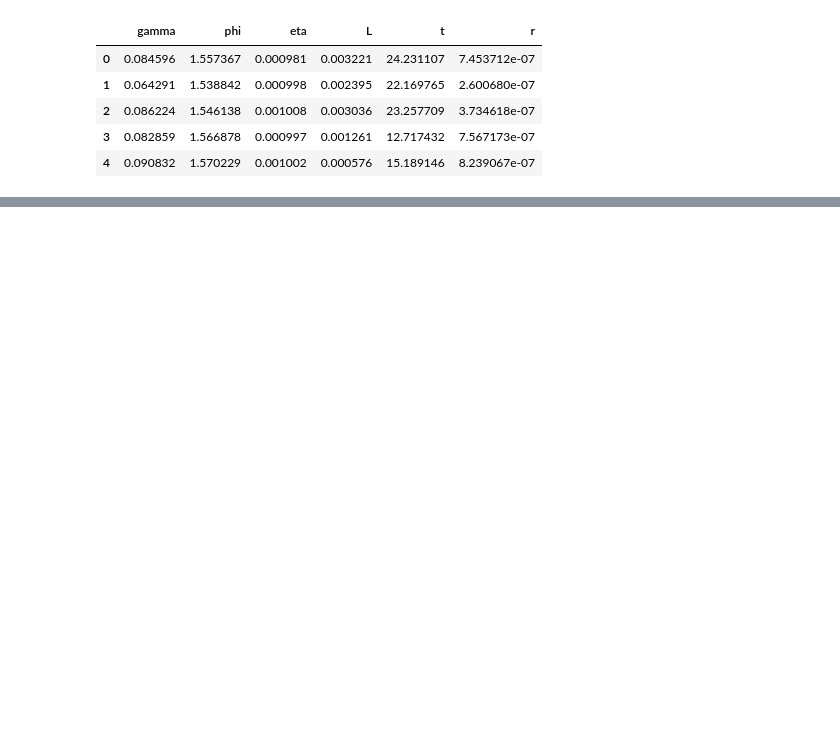
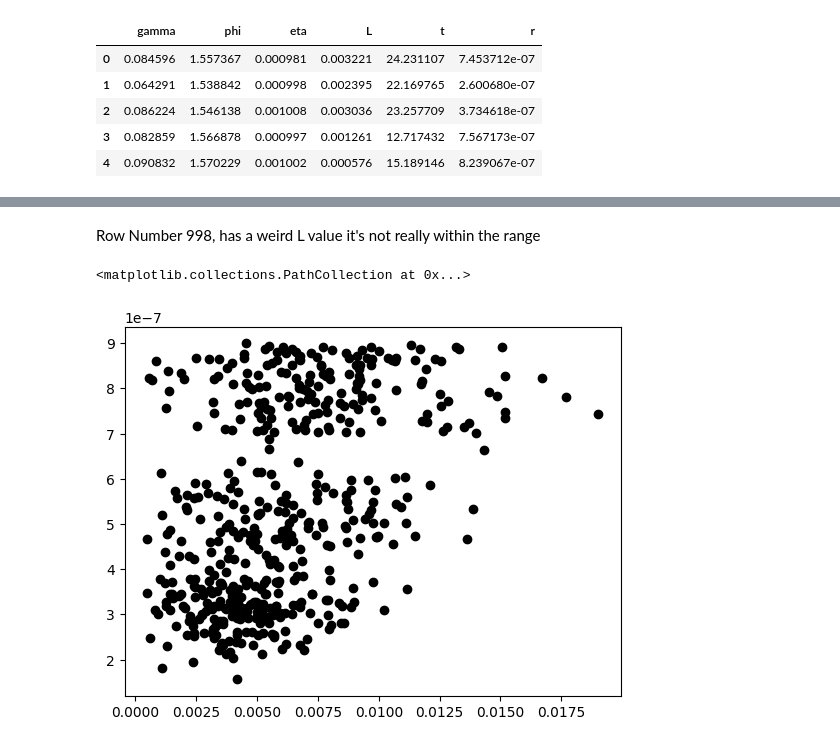
Before and after one commit to RedHorizonss/DunkingBiscuits, a Jupyter notebook: EDA.ipynb, the cells around one changed output, grey strips where cells are left out. Cells and saved outputs as stored; diff of their text form; code cells hidden in the pictures; blank space fills up the shorter version.

```diff
--- a/EDA.ipynb
+++ b/EDA.ipynb
@@ -59,0 +85,7 @@ micro_df.head()
+# %% [markdown]
+Row Number 998, has a weird L value it's not really within the range
+# %%
+plt.scatter(x = micro_df['L'], y = micro_df['r'], color='black')
+# %% [output]
+<matplotlib.collections.PathCollection at 0x...>
+[figure, added]
```
Also changed, not shown: parts of 19 cells of this notebook, 1 other file.
